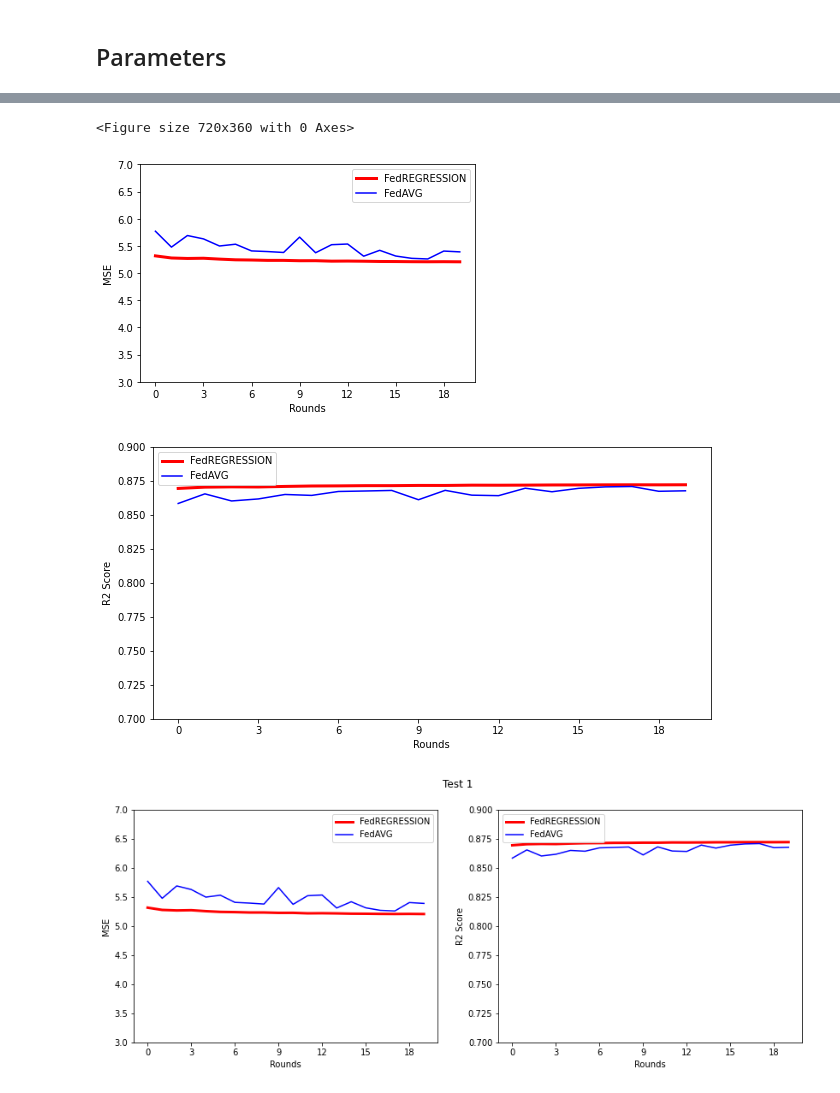
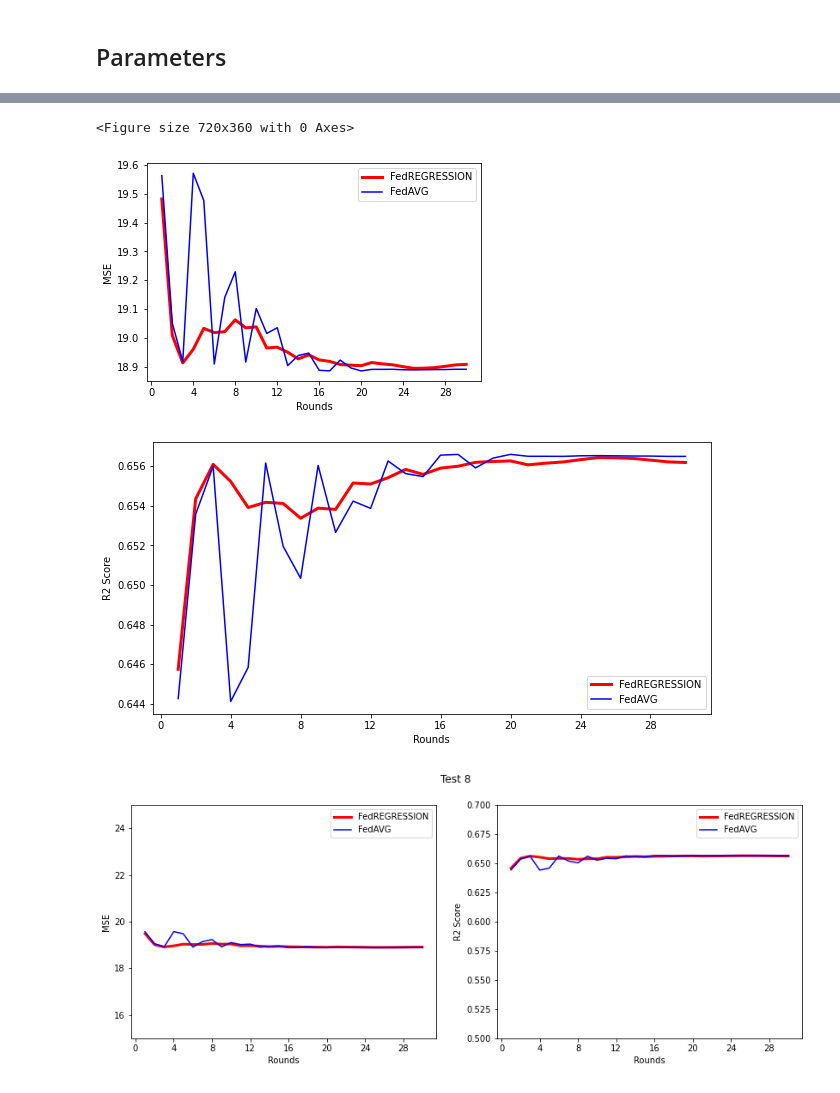
Before and after one commit to alexbergamasco96/NS_FederatedLearning, a Jupyter notebook: MultiIteration_Comparison.ipynb, the cells around one changed output, grey strips where cells are left out. Saved outputs shown, nothing was run; the diff lists cells and outputs as text; code cells hidden in the pictures.

Commit message:
add results and NonLinear.ipynb

```diff
--- a/MultiIteration_Comparison.ipynb
+++ b/MultiIteration_Comparison.ipynb
@@ -51,8 +51,8 @@ class customModel(torch.nn.Module):
 ## Parameters
 # %%
 #-----Federated Parameters
-num_workers = 4
-num_rounds = 20
+num_workers = 16
+num_rounds = 30
 
 
 #-----Linear Regression Parameters
@@ -60,10 +60,10 @@ m = -2.1
 m2 = 1.4
 m3 = -0.5
 c = 1.4
-v = 5    #noise variance
+v = 20    #noise variance
 range_min = 0    #min value of X
 range_max = 10    #max value of X
-dataset_size = 2000    #dataset size
+dataset_size = 6000    #dataset size
 
 
 
@@ -74,7 +74,7 @@ lr_gamma = 0.7
 
 
 #-----Execution Parameters
-iterations = 5
+iterations = 1
 train_percentage = 0.8
 # %%
 from collections import defaultdict
@@ -316,32 +346,32 @@ for i in range(0, len(score_list_fedavg[0])):
 # %%
 from matplotlib.pyplot import figure
 from matplotlib.ticker import MaxNLocator
 
 figure(figsize=(10,5))
 
-x = np.arange(num_rounds)
+x = np.arange(1, 1+num_rounds)
 
 ax = plt.figure().gca()
 
 ax.xaxis.set_major_locator(MaxNLocator(integer=True))
 
-ax.set_ylim(ymin=3, ymax=7)
+#ax.set_ylim(ymin=3, ymax=7)
 
 plt.plot(x, err, color='red', label='FedREGRESSION', linewidth=3)
 plt.plot(x, err_s, color='blue', label='FedAVG')
 plt.legend(loc='best')
 
 ax.set_xlabel("Rounds")
 ax.set_ylabel("MSE")
 
 plt.draw()
 # %% [output]
 <Figure size 720x360 with 0 Axes>
-[figure, old version]
+[figure, new version]
 # %%
 figure(figsize=(10,5))
 
-x = np.arange(num_rounds)
+x = np.arange(1, 1+num_rounds)
 
 plt.plot(x, sc, color='red',label='FedREGRESSION', linewidth=3)
 plt.plot(x, sc_s, color='blue', label='FedAVG')
@@ -351,7 +381,7 @@ ax.get_yaxis().get_major_formatter().set_scientific(False)
 
 ax.xaxis.set_major_locator(MaxNLocator(integer=True))
 
-ax.set_ylim(ymin=0.7, ymax=0.9)
+#ax.set_ylim(ymin=0.7, ymax=0.9)
 
 ax.set_xlabel("Rounds")
 ax.set_ylabel("R2 Score")
@@ -359,15 +389,15 @@ plt.legend(loc='best')
 
 plt.draw()
 # %% [output]
-[figure, old version]
+[figure, new version]
 # %%
 #plt.figure(figsize=(20,5))
 
 fig, (ax1, ax2) = plt.subplots(1, 2, figsize=(14,5))
-fig.suptitle('Test 1')
+fig.suptitle('Test 8')
 
 
-x = np.arange(num_rounds)
+x = np.arange(1, 1+num_rounds)
 
 ax1.xaxis.set_major_locator(MaxNLocator(integer=True))
 ax2.xaxis.set_major_locator(MaxNLocator(integer=True))
@@ -380,7 +410,7 @@ ax1.legend(loc='best')
 ax1.set_xlabel("Rounds")
 ax1.set_ylabel("MSE")
 
-ax1.set_ylim(ymin=3, ymax=7)
+ax1.set_ylim(ymin=15, ymax=25)
 
 
 
@@ -393,16 +423,16 @@ ax2.legend(loc='best')
 ax2.set_xlabel("Rounds")
 ax2.set_ylabel("R2 Score")
 
-ax2.set_ylim(ymin=0.7, ymax=0.9)
+ax2.set_ylim(ymin=0.5, ymax=0.7)
 
 
 
 
 plt.draw()
 
-plt.savefig("linear_test_results/test1.svg")
+plt.savefig("Linear_Tests/test8.svg")
 # %% [output]
-[figure, old version]
+[figure, new version]
 # %%
 sc_s
 # %% [output]
```
Also changed, not shown: parts of 2 cells of this notebook, 21 other files.
